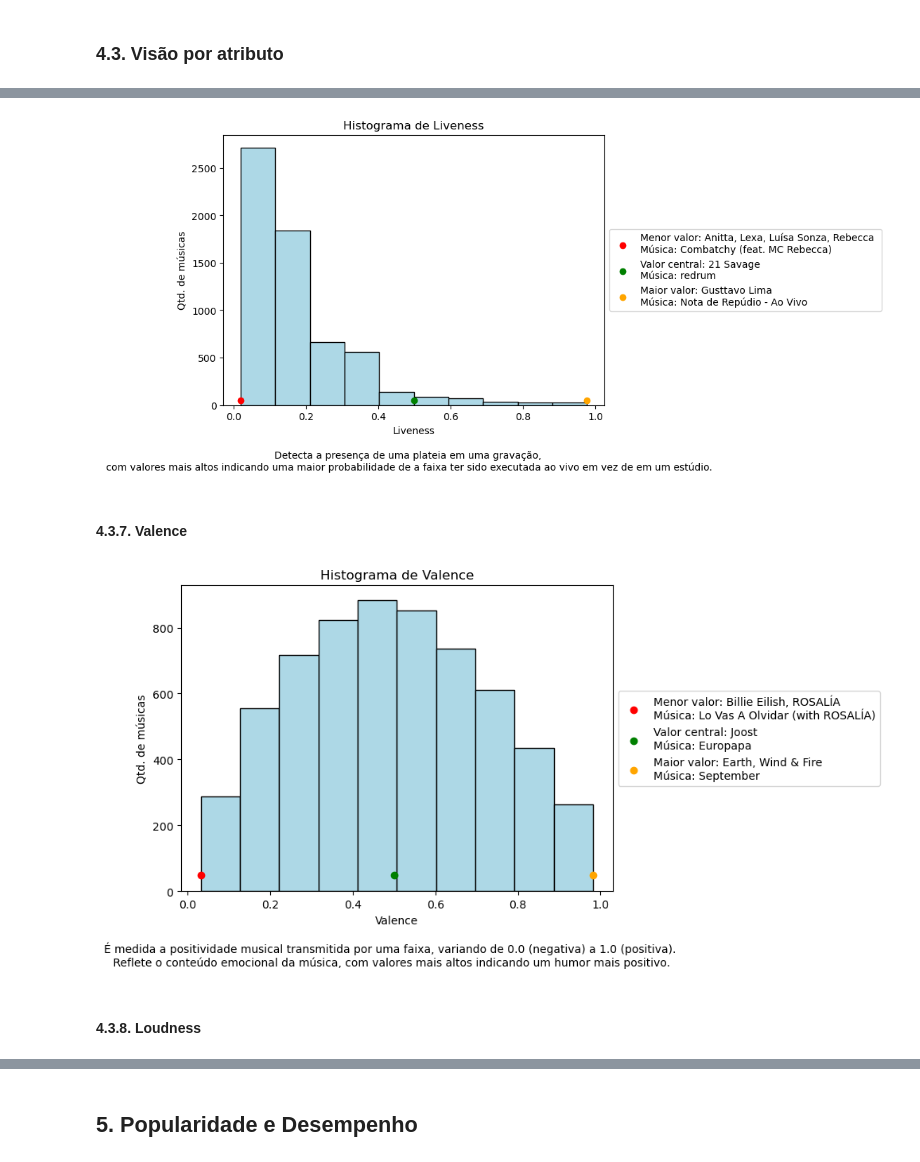
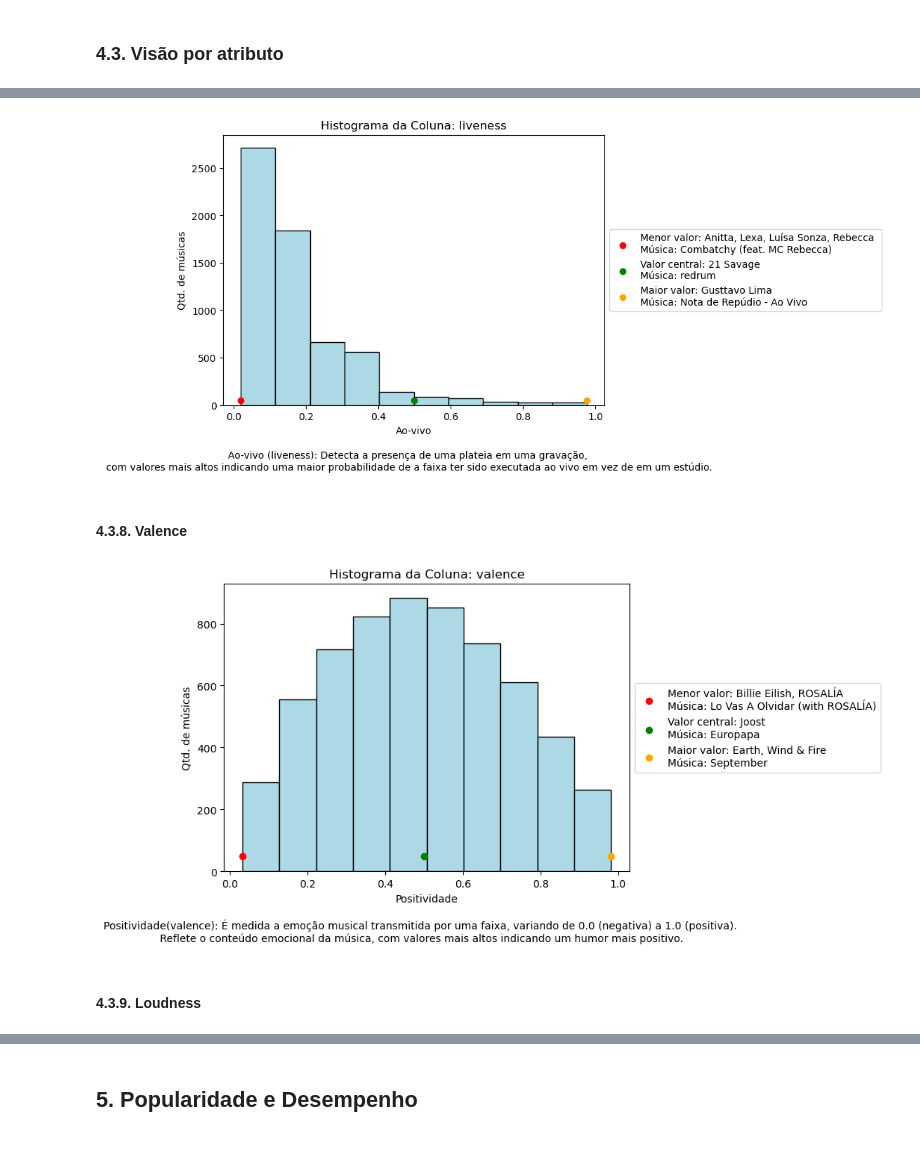
Before and after one commit to EandroC/ExplorandoPrincipaisMusicasDoSpotify, a Jupyter notebook: Analise.ipynb, the cells around one changed output, grey strips where cells are left out. Drawn from its saved outputs; the diff is of its cells as text; code cells hidden in the pictures.

```diff
--- a/Analise.ipynb
+++ b/Analise.ipynb
@@ -524,7 +524,7 @@ axs = axs.flatten()
 # Iterar sobre cada coluna especificada e criar um histograma para ela
 for i, coluna in enumerate(colunas):
     axs[i].hist(dados_sem_duplicatas[coluna], bins=10, color='lightblue', edgecolor='black')
-    axs[i].set_title(f'Histograma de {coluna}')
+    axs[i].set_title(f'Histograma da coluna: {coluna}')
     axs[i].set_xlabel(f'{coluna}')
     axs[i].set_ylabel('Qtd. de músicas')
 
@@ -715,44 +719,44 @@ plt.scatter(minimo, 50, color='red', label=f'Menor valor: {min_musica[0]} \nMús
 plt.scatter(central, 50, color='green', label=f'Valor central: {central_musica[0]} \nMúsica: {central_musica[1]}')
 plt.scatter(maximo, 50, color='orange', label=f'Maior valor: {max_musica[0]} \nMúsica: {max_musica[1]}')
 
-plt.xlabel('Liveness')
+plt.xlabel('Ao-vivo')
 plt.ylabel('Qtd. de músicas')
-plt.title('Histograma de Liveness')
+plt.title(f'Histograma da Coluna: {coluna}')
 
-description = "Detecta a presença de uma plateia em uma gravação,\n com valores mais altos indicando uma maior probabilidade de a faixa ter sido executada ao vivo em vez de em um estúdio."
+description = f"Ao-vivo ({coluna}): Detecta a presença de uma plateia em uma gravação,\n com valores mais altos indicando uma maior probabilidade de a faixa ter sido executada ao vivo em vez de em um estúdio."
 plt.figtext(0.5, -0.05, description, horizontalalignment='center', verticalalignment='center')
 
 plt.legend(loc='center left', bbox_to_anchor=(1, 0.5))
 plt.show()
 # %% [output]
-[figure, old version]
+[figure, new version]
 # %% [markdown]
-#### 4\.3\.7\. Valence
+#### 4\.3\.8\. Valence
 # %%
 coluna = 'valence'
 minimo, central, maximo, min_musica, central_musica, max_musica = calculo_resumos(dados_sem_duplicatas,
                                                                                  coluna)
 plt.figure(figsize=(7, 5))
 
 plt.hist(dados_sem_duplicatas['valence'], bins=10, color='lightblue', edgecolor='black')
 
 plt.scatter(minimo, 50, color='red', label=f'Menor valor: {min_musica[0]} \nMúsica: {min_musica[1]}')
 plt.scatter(central, 50, color='green', label=f'Valor central: {central_musica[0]} \nMúsica: {central_musica[1]}')
 plt.scatter(maximo, 50, color='orange', label=f'Maior valor: {max_musica[0]} \nMúsica: {max_musica[1]}')
 
-plt.xlabel('Valence')
+plt.xlabel('Positividade')
 plt.ylabel('Qtd. de músicas')
-plt.title('Histograma de Valence')
+plt.title(f'Histograma da Coluna: {coluna}')
 
-description = "É medida a positividade musical transmitida por uma faixa, variando de 0.0 (negativa) a 1.0 (positiva).\n Reflete o conteúdo emocional da música, com valores mais altos indicando um humor mais positivo."
+description = f"Positividade({coluna}): É medida a emoção musical transmitida por uma faixa, variando de 0.0 (negativa) a 1.0 (positiva).\n Reflete o conteúdo emocional da música, com valores mais altos indicando um humor mais positivo."
 plt.figtext(0.5, -0.05, description, horizontalalignment='center', verticalalignment='center')
 
 plt.legend(loc='center left', bbox_to_anchor=(1, 0.5))
 plt.show()
 # %% [output]
-[figure, old version]
+[figure, new version]
 # %% [markdown]
-#### 4\.3\.8\. Loudness
+#### 4\.3\.9\. Loudness
 # %%
 coluna = 'loudness'
 minimo, central, maximo, min_musica, central_musica, max_musica = calculo_resumos(dados_sem_duplicatas,
```
Also changed, not shown: parts of 21 cells of this notebook.
